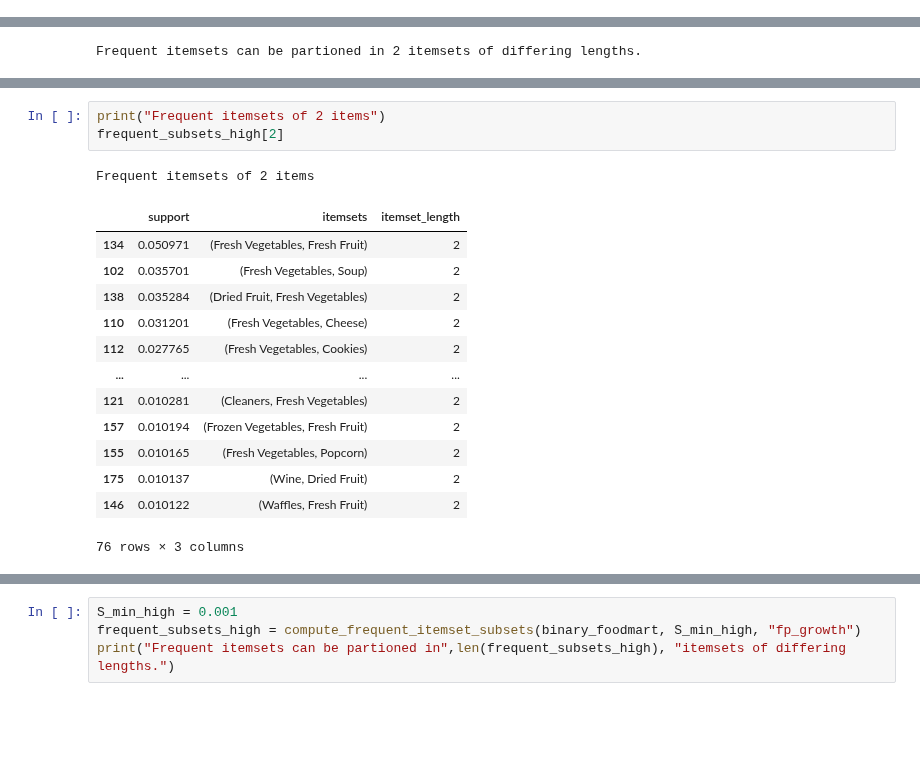
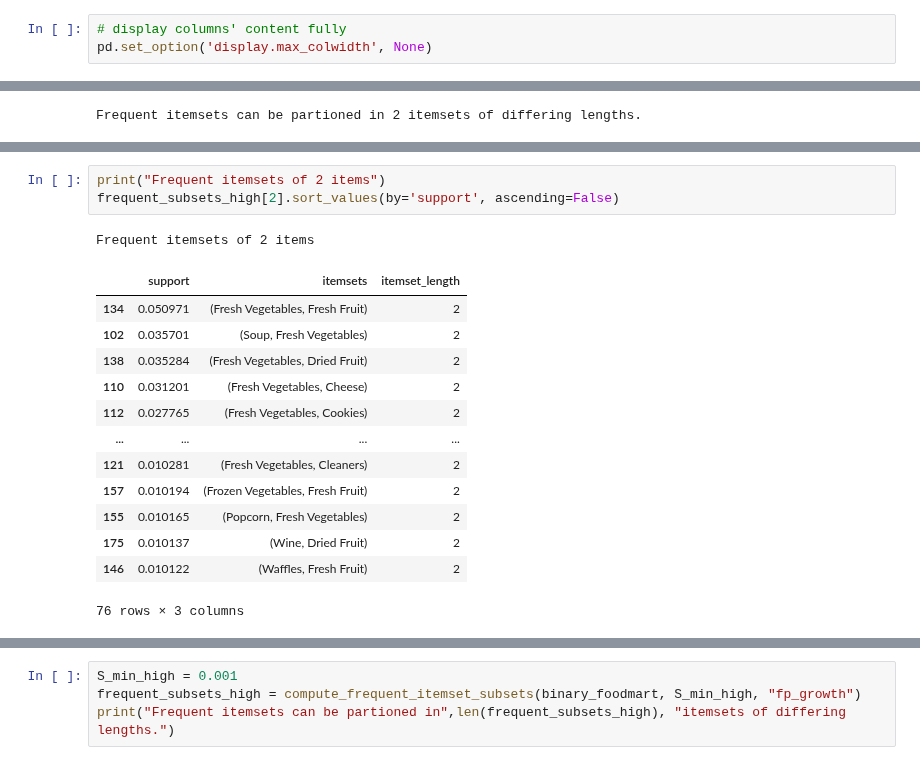
Before and after one commit to ijustsnapped/DataMine_PI, a Jupyter notebook: PD_202425_Project1/PD_202425_Project.ipynb, the cells around one changed output, grey strips where cells are left out. Drawn from its saved outputs; the diff is of its cells as text; blank space fills up the shorter version.

```diff
--- a/PD_202425_Project1/PD_202425_Project.ipynb
+++ b/PD_202425_Project1/PD_202425_Project.ipynb
@@ -116,6 +116,9 @@ from mlxtend.frequent_patterns import association_rules
 **Set pandas to display all columns of a df:**
 # %%
 pd.set_option('display.max_columns', None)
+# %%
+# display columns' content fully
+pd.set_option('display.max_colwidth', None)
 # %% [markdown]
 ### 1.1. Load and Preprocess Dataset
 
@@ -410,19 +429,19 @@ Frequent itemsets of 1 item
 102 rows × 3 columns
 # %%
 print("Frequent itemsets of 2 items")
-frequent_subsets_high[2]
+frequent_subsets_high[2].sort_values(by='support', ascending=False)
 # %% [output]
 Frequent itemsets of 2 items
 |  | support | itemsets | itemset_length |
 | 134 | 0.050971 | (Fresh Vegetables, Fresh Fruit) | 2 |
-| 102 | 0.035701 | (Fresh Vegetables, Soup) | 2 |
-| 138 | 0.035284 | (Dried Fruit, Fresh Vegetables) | 2 |
+| 102 | 0.035701 | (Soup, Fresh Vegetables) | 2 |
+| 138 | 0.035284 | (Fresh Vegetables, Dried Fruit) | 2 |
 | 110 | 0.031201 | (Fresh Vegetables, Cheese) | 2 |
 | 112 | 0.027765 | (Fresh Vegetables, Cookies) | 2 |
 | ... | ... | ... | ... |
-| 121 | 0.010281 | (Cleaners, Fresh Vegetables) | 2 |
+| 121 | 0.010281 | (Fresh Vegetables, Cleaners) | 2 |
 | 157 | 0.010194 | (Frozen Vegetables, Fresh Fruit) | 2 |
-| 155 | 0.010165 | (Fresh Vegetables, Popcorn) | 2 |
+| 155 | 0.010165 | (Popcorn, Fresh Vegetables) | 2 |
 | 175 | 0.010137 | (Wine, Dried Fruit) | 2 |
 | 146 | 0.010122 | (Waffles, Fresh Fruit) | 2 |
 76 rows × 3 columns
```
Also changed, not shown: parts of 23 cells of this notebook.
